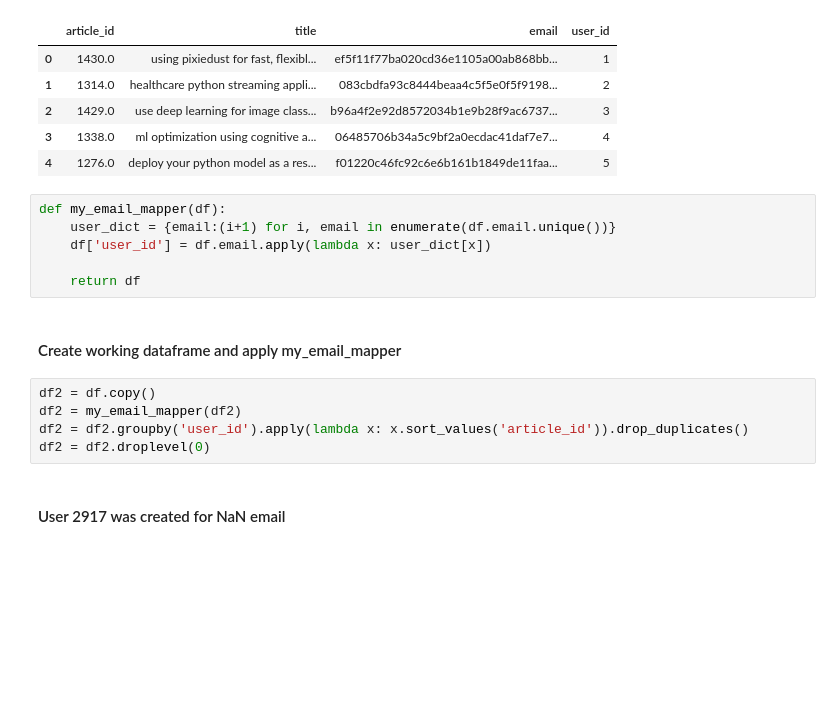
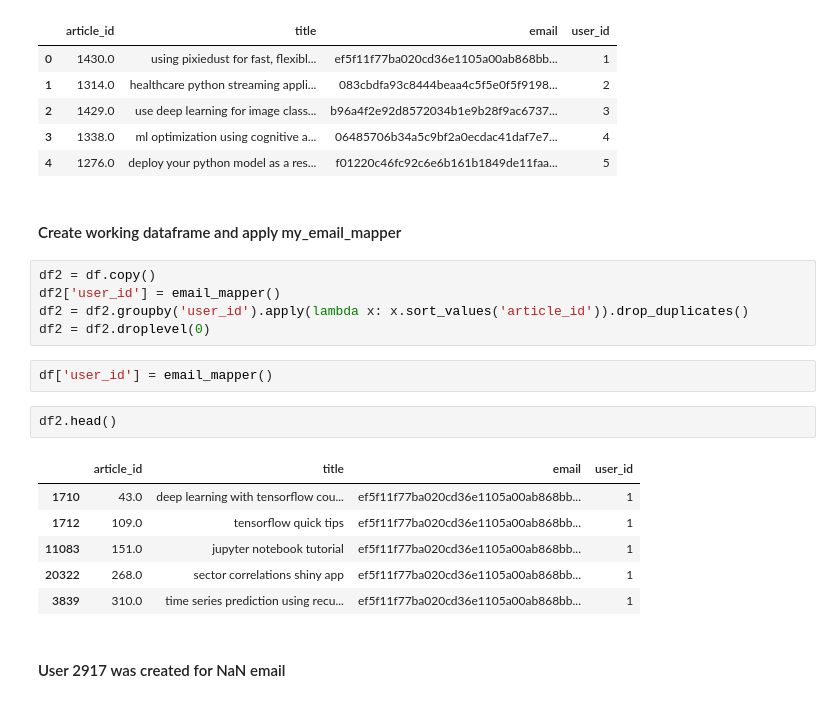
Before and after one commit to bvcmartins/recommendations_IBM, a Jupyter notebook: recommendations.ipynb, the cells around one changed output. Saved outputs shown, nothing was run; the diff lists cells and outputs as text; blank space fills up the shorter version.

```diff
--- a/recommendations.ipynb
+++ b/recommendations.ipynb
@@ -280,19 +282,24 @@ df_tmp.head()
 | 2 | 1429.0 | use deep learning for image class... | b96a4f2e92d8572034b1e9b28f9ac6737... | 3 |
 | 3 | 1338.0 | ml optimization using cognitive a... | 06485706b34a5c9bf2a0ecdac41daf7e7... | 4 |
 | 4 | 1276.0 | deploy your python model as a res... | f01220c46fc92c6e6b161b1849de11faa... | 5 |
-# %%
-def my_email_mapper(df):
-    user_dict = {email:(i+1) for i, email in enumerate(df.email.unique())}
-    df['user_id'] = df.email.apply(lambda x: user_dict[x])
-
-    return df
 # %% [markdown]
 #### Create working dataframe and apply my_email_mapper
 # %%
 df2 = df.copy()
-df2 = my_email_mapper(df2)
+df2['user_id'] = email_mapper()
 df2 = df2.groupby('user_id').apply(lambda x: x.sort_values('article_id')).drop_duplicates()
 df2 = df2.droplevel(0)
+# %%
+df['user_id'] = email_mapper()
+# %%
+df2.head()
+# %% [output]
+|  | article_id | title | email | user_id |
+| 1710 | 43.0 | deep learning with tensorflow cou... | ef5f11f77ba020cd36e1105a00ab868bb... | 1 |
+| 1712 | 109.0 | tensorflow quick tips | ef5f11f77ba020cd36e1105a00ab868bb... | 1 |
+| 11083 | 151.0 | jupyter notebook tutorial | ef5f11f77ba020cd36e1105a00ab868bb... | 1 |
+| 20322 | 268.0 | sector correlations shiny app | ef5f11f77ba020cd36e1105a00ab868bb... | 1 |
+| 3839 | 310.0 | time series prediction using recu... | ef5f11f77ba020cd36e1105a00ab868bb... | 1 |
 # %% [markdown]
 #### User 2917 was created for NaN email
 # %%
```
Also changed, not shown: parts of 43 cells of this notebook.
